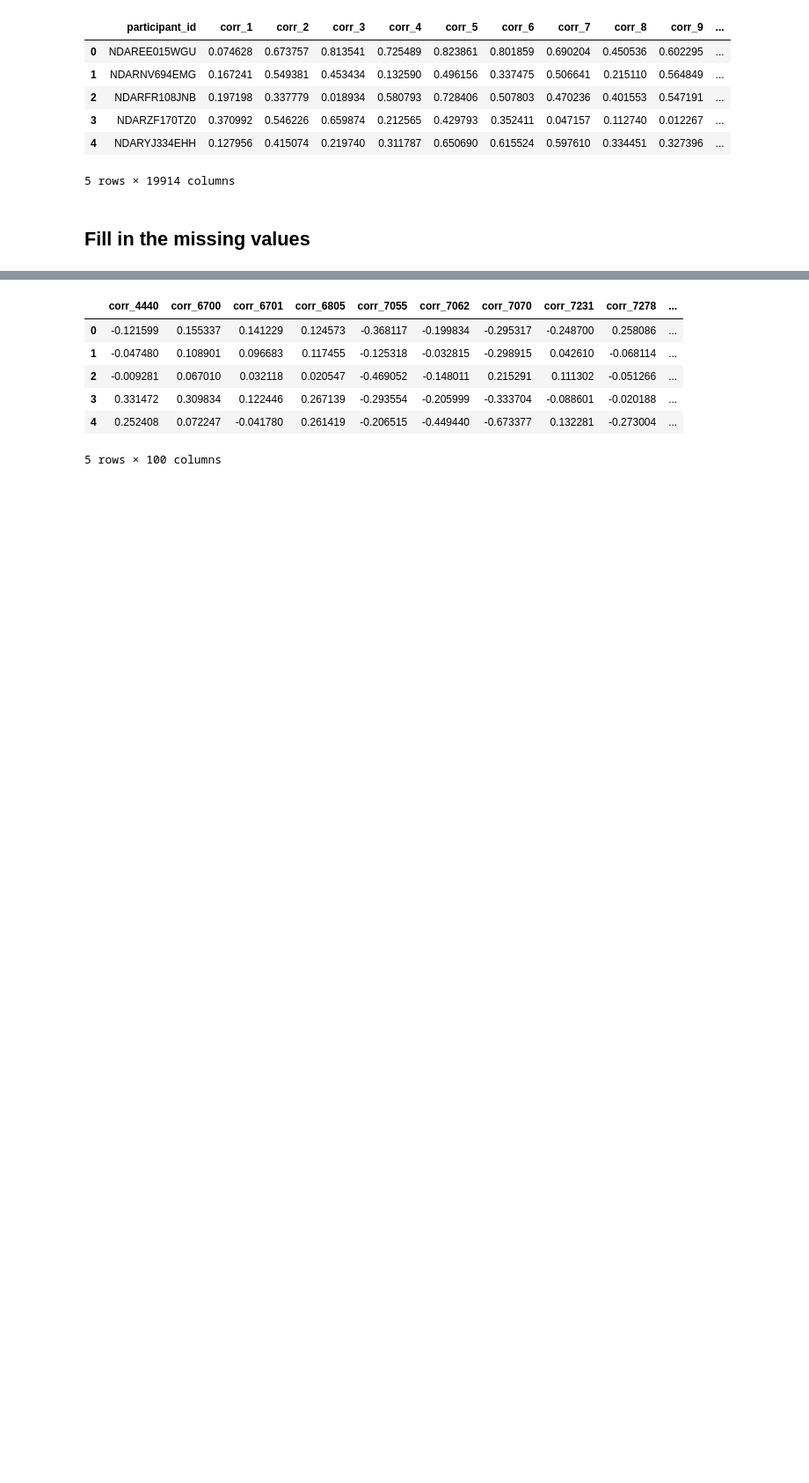
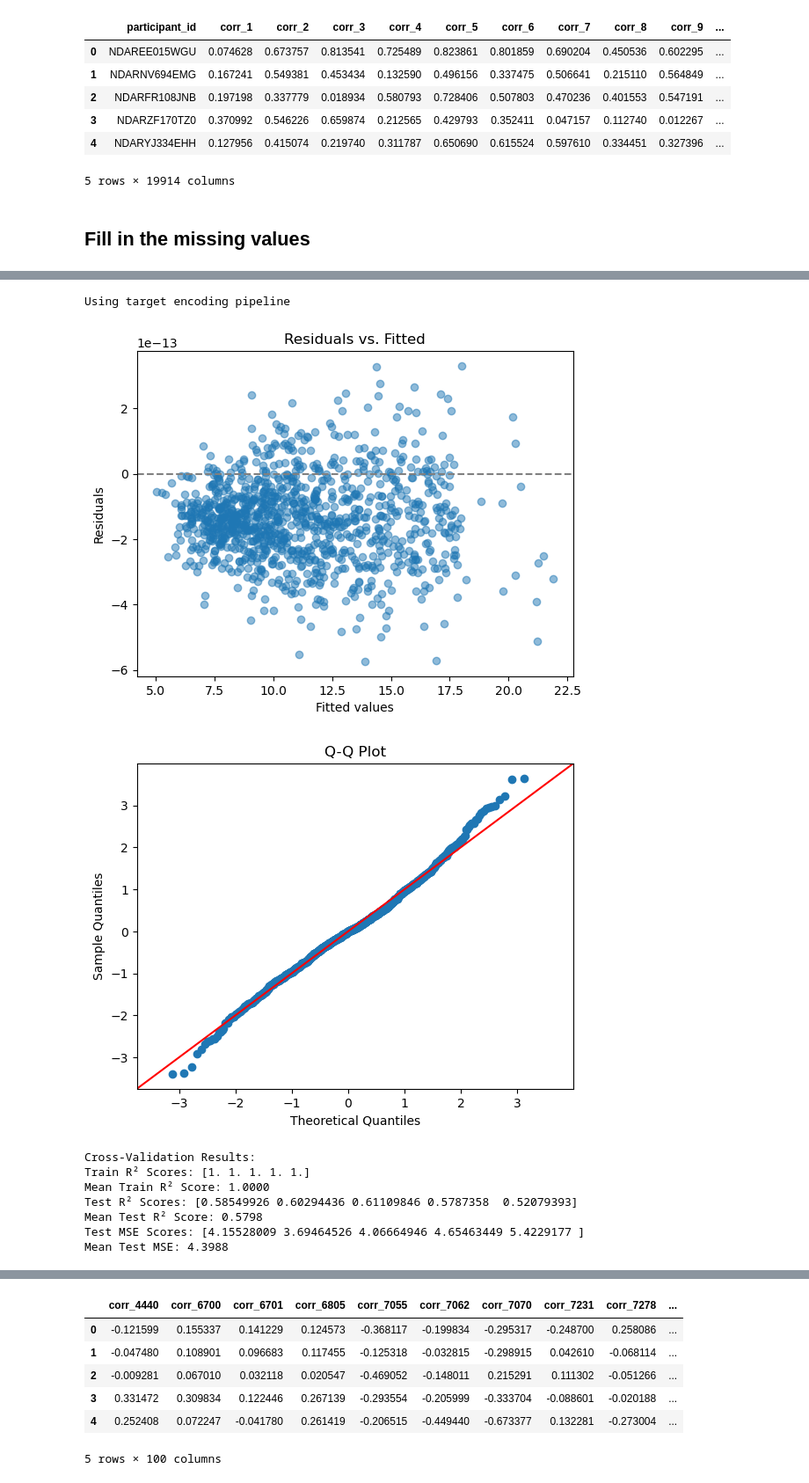
Before and after one commit to yshgboop/WiDS-Project, a Jupyter notebook: modeling.ipynb, the cells around one changed output, grey strips where cells are left out. Shown at 88% size. Drawn from its saved outputs; the diff is of its cells as text; code cells hidden in the pictures; blank space fills up the shorter version.

```diff
--- a/modeling.ipynb
+++ b/modeling.ipynb
@@ -40,0 +64,16 @@ train_data[categorical_columns] = train_data[categorical_columns].fillna("not re
+# %%
+X = train_data.drop(['age'], axis=1)
+y = train_data['age']
+
+evaluate_regression_model(X, y)
+# %% [output]
+Using target encoding pipeline
+[figure, added]
+[figure, added]
+Cross-Validation Results:
+Train R² Scores: [1. 1. 1. 1. 1.]
+Mean Train R² Score: 1.0000
+Test R² Scores: [0.58549926 0.60294436 0.61109846 0.5787358  0.52079393]
+Mean Test R² Score: 0.5798
+Test MSE Scores: [4.15528009 3.69464526 4.06664946 4.65463449 5.4229177 ]
+Mean Test MSE: 4.3988
```
Also changed, not shown: parts of 29 cells of this notebook, 4 other files.
